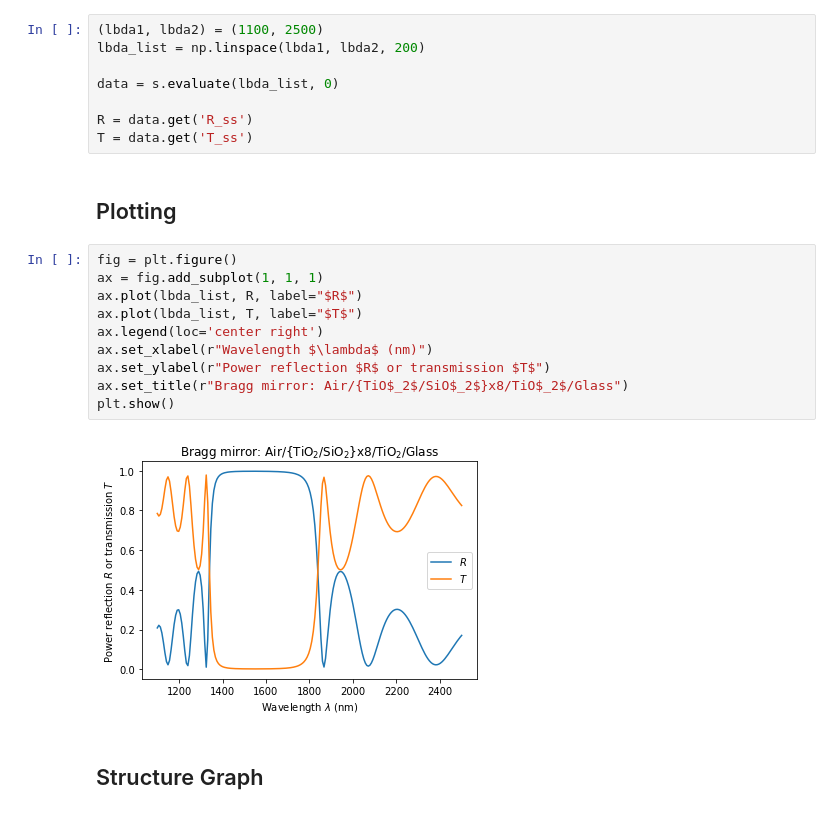
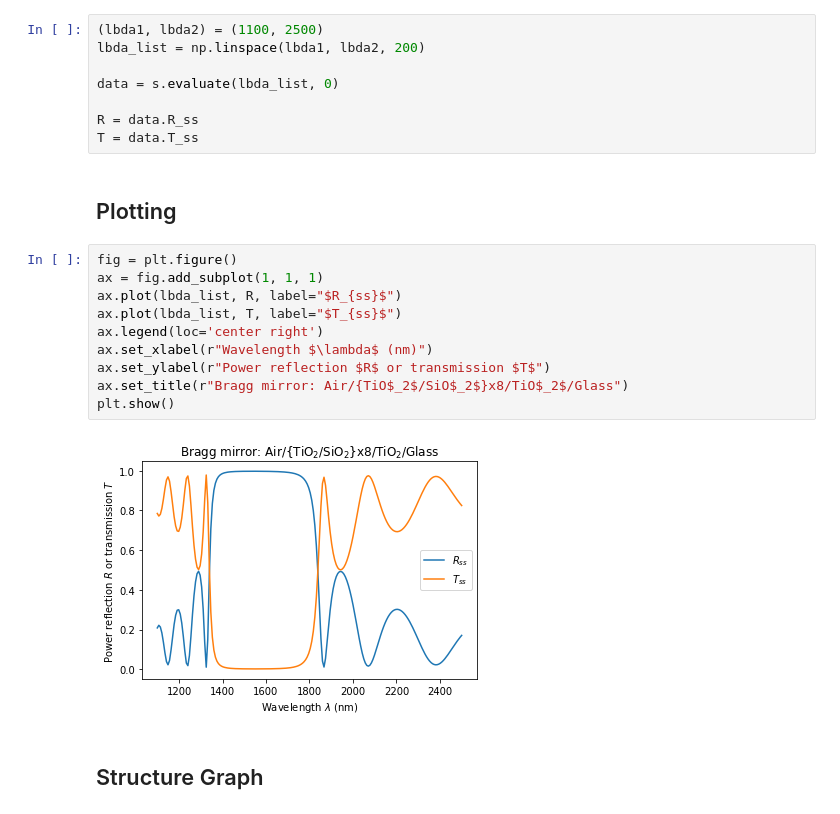
Before and after one commit to PyEllips/pyElli, a Jupyter notebook: examples/Bragg-mirror/Bragg-example.ipynb, the cells around one changed output. Drawn from its saved outputs; the diff is of its cells as text.

```diff
--- a/examples/Bragg-mirror/Bragg-example.ipynb
+++ b/examples/Bragg-mirror/Bragg-example.ipynb
@@ -53,22 +53,22 @@ lbda_list = np.linspace(lbda1, lbda2, 200)
 
 data = s.evaluate(lbda_list, 0)
 
-R = data.get('R_ss')
-T = data.get('T_ss')
+R = data.R_ss
+T = data.T_ss
 # %% [markdown]
 ## Plotting
 # %%
 fig = plt.figure()
 ax = fig.add_subplot(1, 1, 1)
-ax.plot(lbda_list, R, label="$R$")
-ax.plot(lbda_list, T, label="$T$")
+ax.plot(lbda_list, R, label="$R_{ss}$")
+ax.plot(lbda_list, T, label="$T_{ss}$")
 ax.legend(loc='center right')
 ax.set_xlabel(r"Wavelength $\lambda$ (nm)")
 ax.set_ylabel(r"Power reflection $R$ or transmission $T$")
 ax.set_title(r"Bragg mirror: Air/{TiO$_2$/SiO$_2$}x8/TiO$_2$/Glass")
 plt.show()
 # %% [output]
-[figure, old version]
+[figure, new version]
 # %% [markdown]
 ## Structure Graph
 # %%
```
Also changed, not shown: 12 other files.
